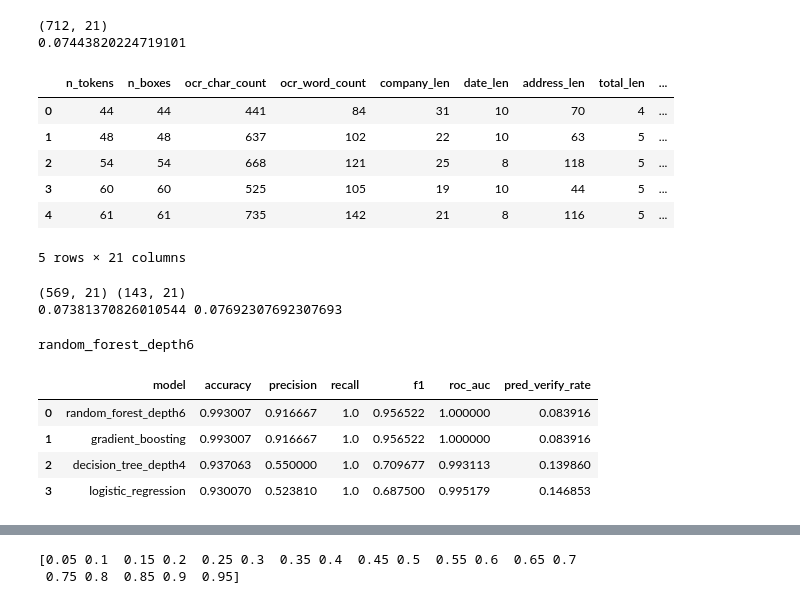
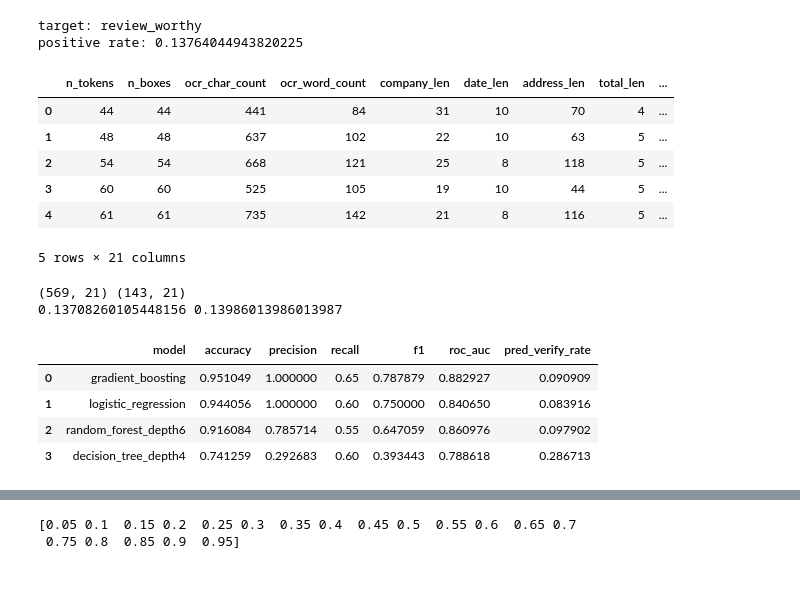
Before and after one commit to codylejang/Gated-Risk-MCP, a Jupyter notebook: notebooks/sroie/sroie_light_models.ipynb, the cells around one changed output, grey strips where cells are left out. Saved outputs shown, nothing was run; the diff lists cells and outputs as text; code cells hidden in the pictures.

```diff
--- a/notebooks/sroie/sroie_light_models.ipynb
+++ b/notebooks/sroie/sroie_light_models.ipynb
@@ -28,6 +28,6 @@ display(sroie_model_df.head())
 # %%
-# define the target and a compact first-pass feature set for lightweight models
-TARGET_COL = "proxy_verify"
+# define the SROIE target and feature set for lightweight classification experiments
+TARGET_COL = "review_worthy"
 
 FEATURE_COLS = [
     "n_tokens",
@@ -56,12 +56,12 @@ FEATURE_COLS = [
 X = sroie_model_df[FEATURE_COLS].copy()
 y = sroie_model_df[TARGET_COL].astype(int).copy()
 
-print(X.shape)
-print(y.mean())
+print("target:", TARGET_COL)
+print("positive rate:", y.mean())
 display(X.head())
 # %% [output]
-(712, 21)
-0.07443820224719101
+target: review_worthy
+positive rate: 0.13764044943820225
 |  | n_tokens | n_boxes | ocr_char_count | ocr_word_count | company_len | date_len | address_len | total_len | ... |
 | 0 | 44 | 44 | 441 | 84 | 31 | 10 | 70 | 4 | ... |
 | 1 | 48 | 48 | 637 | 102 | 22 | 10 | 63 | 5 | ... |
@@ -85,7 +85,7 @@ print(X_train.shape, X_test.shape)
 print(y_train.mean(), y_test.mean())
 # %% [output]
 (569, 21) (143, 21)
-0.07381370826010544 0.07692307692307693
+0.13708260105448156 0.13986013986013987
 # %%
 # define a shared evaluation helper for all lightweight models
 from sklearn.metrics import accuracy_score, precision_score, recall_score, f1_score, roc_auc_score
@@ -112,45 +112,37 @@ def evaluate_binary_model(model_name, model, X_train, X_test, y_train, y_test, t
 # %%
 # train four lightweight baselines: logistic regression, shallow tree, random forest, and gradient boosting
 from sklearn.linear_model import LogisticRegression
 from sklearn.tree import DecisionTreeClassifier
 from sklearn.ensemble import RandomForestClassifier, GradientBoostingClassifier
 
 results = []
 
-log_reg = LogisticRegression(max_iter=2000, class_weight="balanced", random_state=60)
+log_reg = LogisticRegression(max_iter=5000, random_state=60)
 tree = DecisionTreeClassifier(max_depth=4, class_weight="balanced", random_state=60)
 rf = RandomForestClassifier(
     n_estimators=200,
     max_depth=6,
     min_samples_leaf=5,
     class_weight="balanced",
     random_state=60,
 )
 gb = GradientBoostingClassifier(
     n_estimators=100,
     learning_rate=0.1,
     max_depth=3,
     random_state=60,
 )
 
 results.append(evaluate_binary_model("logistic_regression", log_reg, X_train, X_test, y_train, y_test))
 results.append(evaluate_binary_model("decision_tree_depth4", tree, X_train, X_test, y_train, y_test))
 results.append(evaluate_binary_model("random_forest_depth6", rf, X_train, X_test, y_train, y_test))
 results.append(evaluate_binary_model("gradient_boosting", gb, X_train, X_test, y_train, y_test))
 
-model_results_df = pd.DataFrame(results).sort_values(
-    ["f1", "roc_auc", "precision", "recall", "accuracy"],
-    ascending=False,
-).reset_index(drop=True)
-
-best_model_name = model_results_df.loc[0, "model"]
-print(best_model_name)
-
-display(model_results_df)
+results_df = pd.DataFrame(results).sort_values("f1", ascending=False).reset_index(drop=True)
+display(results_df)
 # %% [output]
-random_forest_depth6
 |  | model | accuracy | precision | recall | f1 | roc_auc | pred_verify_rate |
-| 0 | random_forest_depth6 | 0.993007 | 0.916667 | 1.0 | 0.956522 | 1.000000 | 0.083916 |
-| 1 | gradient_boosting | 0.993007 | 0.916667 | 1.0 | 0.956522 | 1.000000 | 0.083916 |
-| 2 | decision_tree_depth4 | 0.937063 | 0.550000 | 1.0 | 0.709677 | 0.993113 | 0.139860 |
-| 3 | logistic_regression | 0.930070 | 0.523810 | 1.0 | 0.687500 | 0.995179 | 0.146853 |
+| 0 | gradient_boosting | 0.951049 | 1.000000 | 0.65 | 0.787879 | 0.882927 | 0.090909 |
+| 1 | logistic_regression | 0.944056 | 1.000000 | 0.60 | 0.750000 | 0.840650 | 0.083916 |
+| 2 | random_forest_depth6 | 0.916084 | 0.785714 | 0.55 | 0.647059 | 0.860976 | 0.097902 |
+| 3 | decision_tree_depth4 | 0.741259 | 0.292683 | 0.60 | 0.393443 | 0.788618 | 0.286713 |
```
Also changed, not shown: parts of 15 cells of this notebook, 8 other files.
